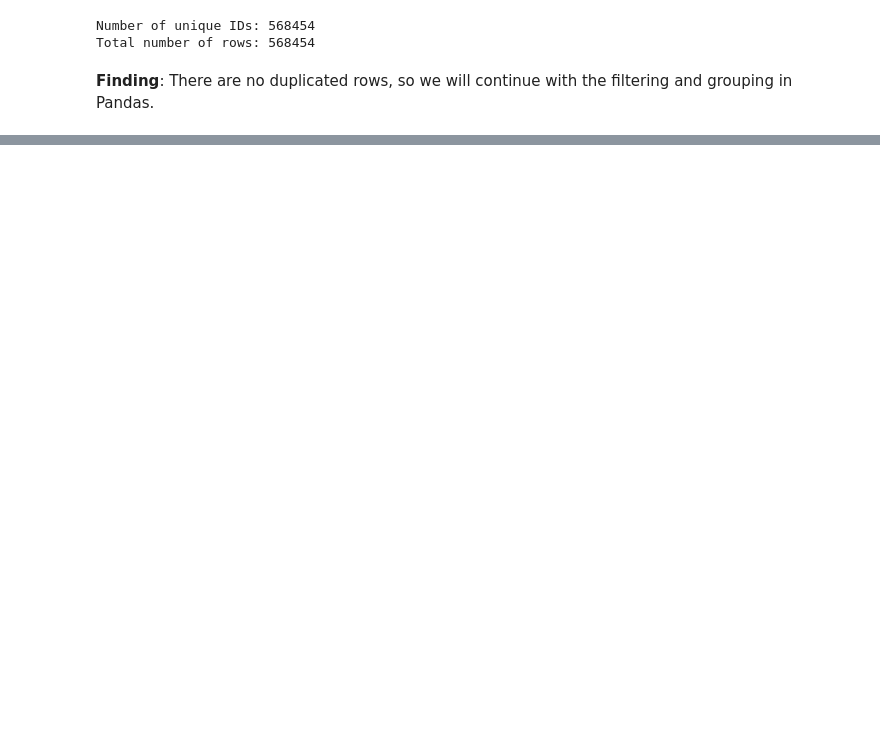
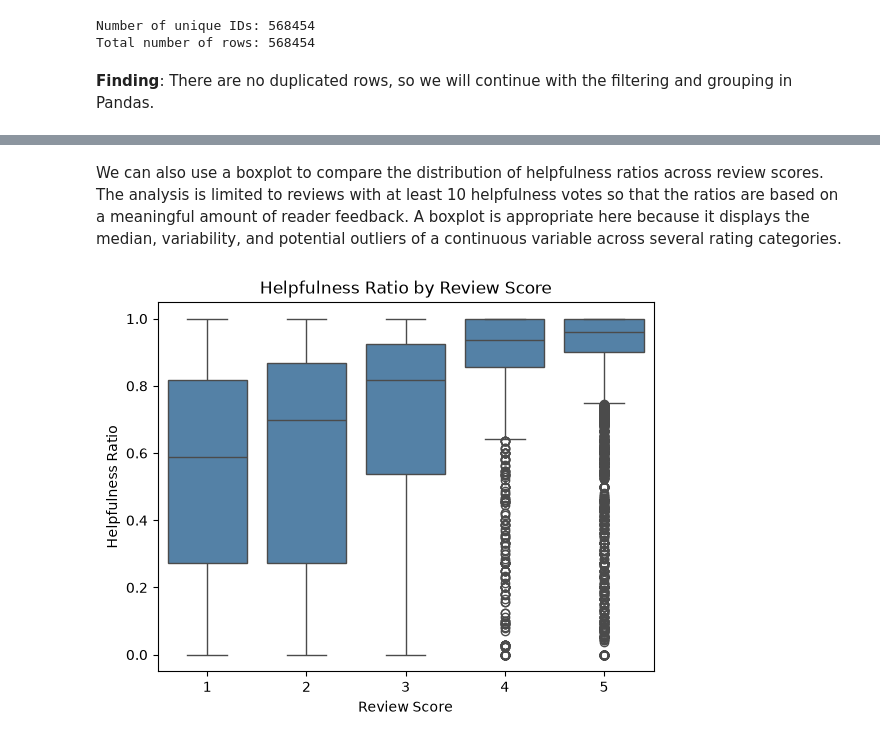
Before and after one commit to Jacey-Dai/IDS706-Assignment-Data-Analysis, a Jupyter notebook: data_analysis.ipynb, the cells around one changed output, grey strips where cells are left out. Cells and saved outputs as stored; diff of their text form; code cells hidden in the pictures; blank space fills up the shorter version.

Commit message:
Full analysis, and start machine learning part

```diff
--- a/data_analysis.ipynb
+++ b/data_analysis.ipynb
@@ -132,0 +144,14 @@ Total number of rows: 568454
+# %%
+reviews["HelpfulnessRatio"] = pd.NA
+
+has_votes = reviews["HelpfulnessDenominator"] > 0
+
+reviews.loc[has_votes, "HelpfulnessRatio"] = (reviews.loc[has_votes, "HelpfulnessNumerator"] /reviews.loc[has_votes, "HelpfulnessDenominator"])
+
+reviews[
+    [
+        "HelpfulnessNumerator",
+        "HelpfulnessDenominator",
+        "HelpfulnessRatio",
+    ]
+].head(10)
@@ -132,0 +329,27 @@ Total number of rows: 568454
+# %% [markdown]
+We can also use a boxplot to compare the distribution of helpfulness ratios across review scores. The analysis is limited to reviews with at least 10 helpfulness votes so that the ratios are based on a meaningful amount of reader feedback. A boxplot is appropriate here because it displays the median, variability, and potential outliers of a continuous variable across several rating categories.
+# %%
+plot_data = reviews[
+    (reviews["HelpfulnessDenominator"] >= 10)
+    & (reviews["HelpfulnessRatio"].notna())
+].copy()
+
+sns.boxplot(
+    data=plot_data,
+    x="Score",
+    y="HelpfulnessRatio",
+    color="steelblue"
+)
+
+plt.title("Helpfulness Ratio by Review Score")
+plt.xlabel("Review Score")
+plt.ylabel("Helpfulness Ratio")
+
+plt.savefig(
+    "figures/helpfulness_ratio_by_score.png",
+    dpi=300,
+    bbox_inches="tight",
+)
+plt.show()
+# %% [output]
+[figure, added]
```
Also changed, not shown: parts of 21 cells of this notebook, 3 other files.
